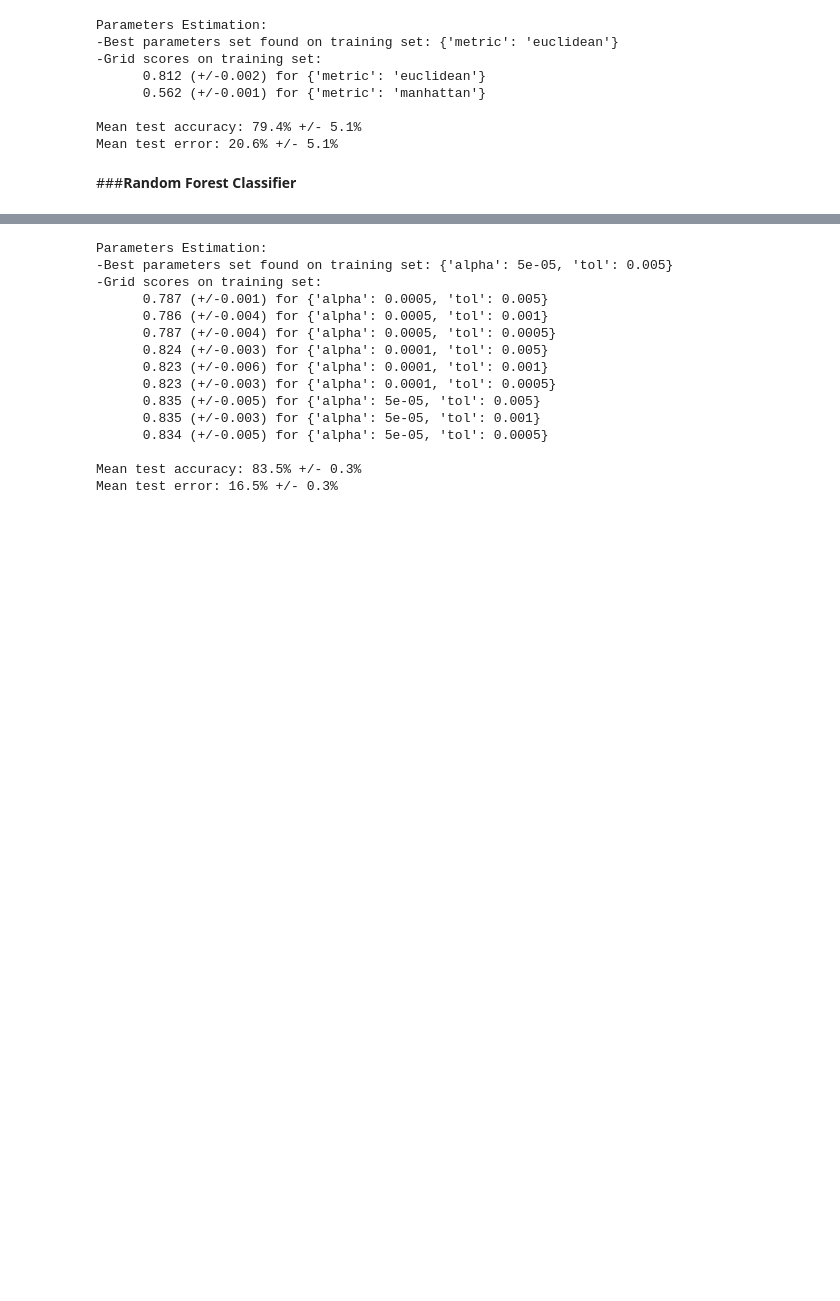
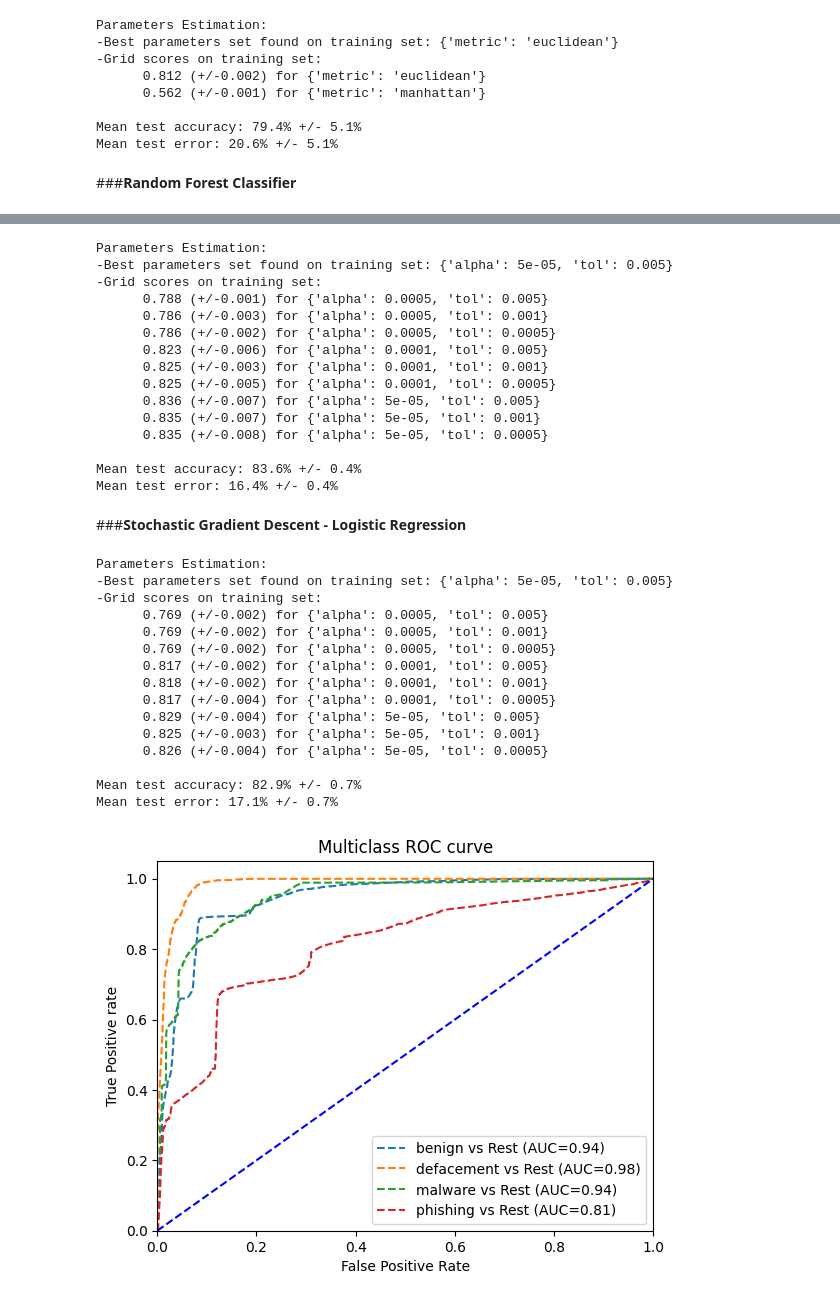
Before and after one commit to saugabriele/Machine_Learning_Project, a Jupyter notebook: Machine_Learning_Project.ipynb, the cells around one changed output, grey strips where cells are left out. Saved outputs shown, nothing was run; the diff lists cells and outputs as text; code cells hidden in the pictures; blank space fills up the shorter version.

```diff
--- a/Machine_Learning_Project.ipynb
+++ b/Machine_Learning_Project.ipynb
@@ -319,22 +364,52 @@ param_grid = {'alpha': [0.0005, 0.0001, 0.00005], 'tol': [0.005, 0.001, 0.0005]}
 
 clf = GridSearchCV(estimator= SGDClassifier(), param_grid= param_grid)
 
-acc = run(x, Y, splitter, scaler, clf)
+acc, _, _ = run(x, Y, splitter, scaler, clf)
 
 print_result(clf, acc)
 # %% [output]
 Parameters Estimation:
 -Best parameters set found on training set: {'alpha': 5e-05, 'tol': 0.005}
 -Grid scores on training set:
-      0.787 (+/-0.001) for {'alpha': 0.0005, 'tol': 0.005}
-      0.786 (+/-0.004) for {'alpha': 0.0005, 'tol': 0.001}
-      0.787 (+/-0.004) for {'alpha': 0.0005, 'tol': 0.0005}
-      0.824 (+/-0.003) for {'alpha': 0.0001, 'tol': 0.005}
-      0.823 (+/-0.006) for {'alpha': 0.0001, 'tol': 0.001}
-      0.823 (+/-0.003) for {'alpha': 0.0001, 'tol': 0.0005}
-      0.835 (+/-0.005) for {'alpha': 5e-05, 'tol': 0.005}
-      0.835 (+/-0.003) for {'alpha': 5e-05, 'tol': 0.001}
-      0.834 (+/-0.005) for {'alpha': 5e-05, 'tol': 0.0005}
+      0.788 (+/-0.001) for {'alpha': 0.0005, 'tol': 0.005}
+      0.786 (+/-0.003) for {'alpha': 0.0005, 'tol': 0.001}
+      0.786 (+/-0.002) for {'alpha': 0.0005, 'tol': 0.0005}
+      0.823 (+/-0.006) for {'alpha': 0.0001, 'tol': 0.005}
+      0.825 (+/-0.003) for {'alpha': 0.0001, 'tol': 0.001}
+      0.825 (+/-0.005) for {'alpha': 0.0001, 'tol': 0.0005}
+      0.836 (+/-0.007) for {'alpha': 5e-05, 'tol': 0.005}
+      0.835 (+/-0.007) for {'alpha': 5e-05, 'tol': 0.001}
+      0.835 (+/-0.008) for {'alpha': 5e-05, 'tol': 0.0005}
 
-Mean test accuracy: 83.5% +/- 0.3%
-Mean test error: 16.5% +/- 0.3%
+Mean test accuracy: 83.6% +/- 0.4%
+Mean test error: 16.4% +/- 0.4%
+# %% [markdown]
+###**Stochastic Gradient Descent - Logistic Regression**
+# %%
+from sklearn.linear_model import SGDClassifier
+
+param_grid = {'alpha': [0.0005, 0.0001, 0.00005], 'tol': [0.005, 0.001, 0.0005]}
+
+clf = GridSearchCV(estimator= SGDClassifier(loss= 'log_loss'), param_grid= param_grid)
+
+acc, pred_prob, yts = run(x, Y, splitter, scaler, clf)
+
+print_result(clf, acc)
+roc_curve_computation(pred_prob, yts)
+# %% [output]
+Parameters Estimation:
+-Best parameters set found on training set: {'alpha': 5e-05, 'tol': 0.005}
+-Grid scores on training set:
+      0.769 (+/-0.002) for {'alpha': 0.0005, 'tol': 0.005}
+      0.769 (+/-0.002) for {'alpha': 0.0005, 'tol': 0.001}
+      0.769 (+/-0.002) for {'alpha': 0.0005, 'tol': 0.0005}
+      0.817 (+/-0.002) for {'alpha': 0.0001, 'tol': 0.005}
+      0.818 (+/-0.002) for {'alpha': 0.0001, 'tol': 0.001}
+      0.817 (+/-0.004) for {'alpha': 0.0001, 'tol': 0.0005}
+      0.829 (+/-0.004) for {'alpha': 5e-05, 'tol': 0.005}
+      0.825 (+/-0.003) for {'alpha': 5e-05, 'tol': 0.001}
+      0.826 (+/-0.004) for {'alpha': 5e-05, 'tol': 0.0005}
+
+Mean test accuracy: 82.9% +/- 0.7%
+Mean test error: 17.1% +/- 0.7%
+[figure, added]
```
Also changed, not shown: parts of 7 cells of this notebook.
